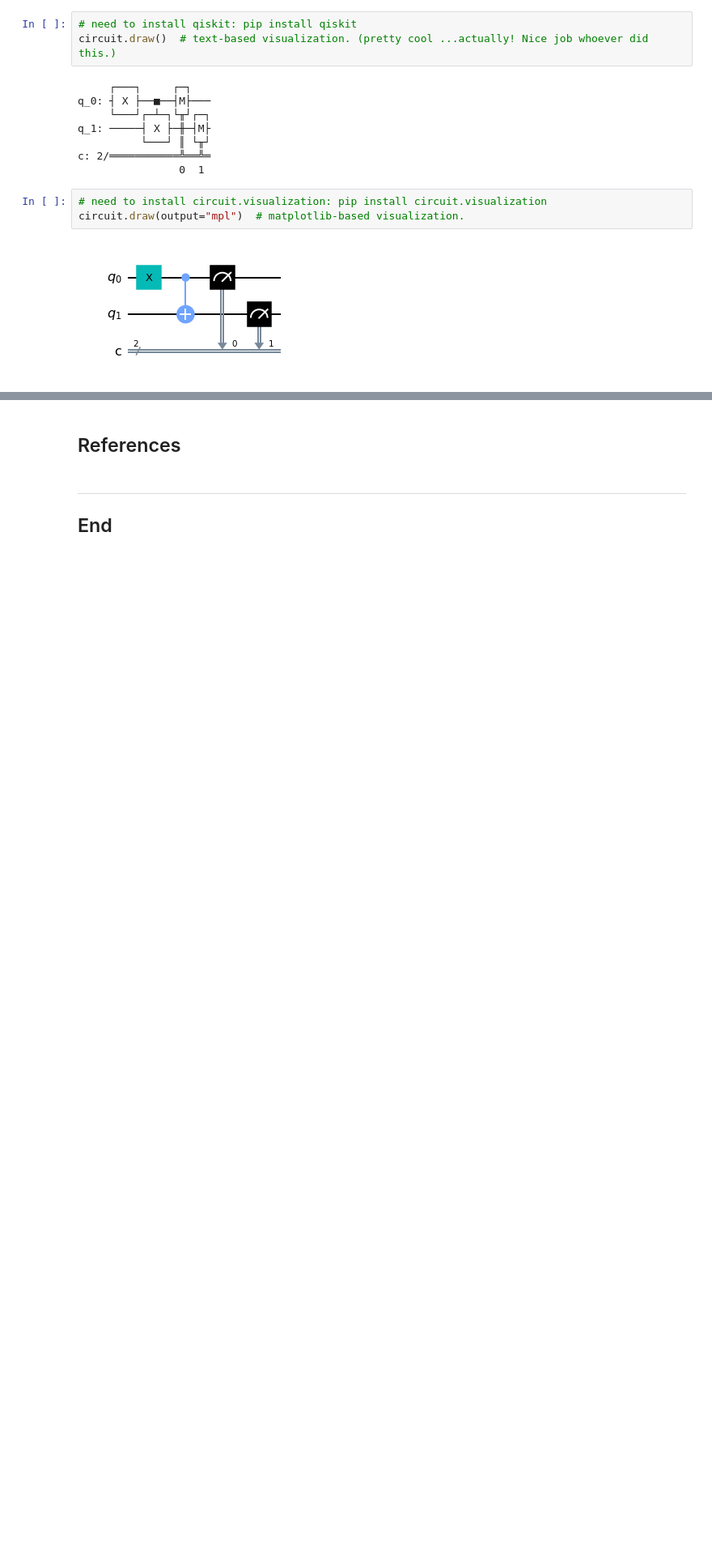
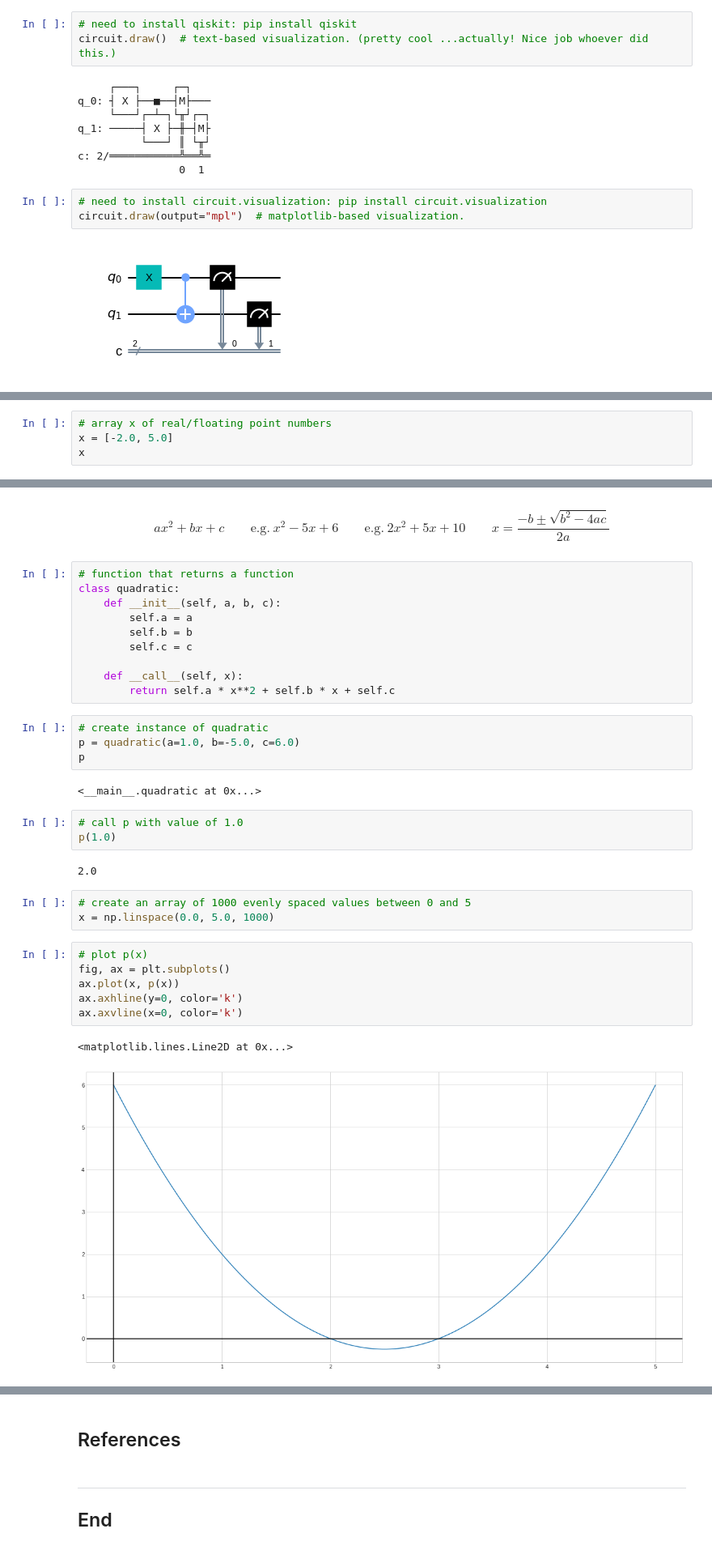
Before and after one commit to Walter64/EmergingTechnologies, a Jupyter notebook: quantum-deutsch.ipynb, the cells around one changed output, grey strips where cells are left out. Shown: that part at 81% size. Cells and saved outputs as stored; diff of their text form; blank space fills up the shorter version.

Commit message:
Added new Complex numbers tutorial to quantum-deutsch notebook

```diff
--- a/quantum-deutsch.ipynb
+++ b/quantum-deutsch.ipynb
@@ -34,0 +100,4 @@ circuit.draw(output="mpl")  # matplotlib-based visualization.
+# %%
+# array x of real/floating point numbers
+x = [-2.0, 5.0]
+x
@@ -34,0 +135,35 @@ circuit.draw(output="mpl")  # matplotlib-based visualization.
+# %% [markdown]
+$$a x^2 + bx + c \qquad \textrm{e.g.} \ x^2 - 5x + 6 \qquad \textrm{e.g.} \ 2x^2 + 5x + 10 \qquad x = \frac{-b \pm \sqrt{b^2 - 4ac}}{2a}$$
+# %%
+# function that returns a function
+class quadratic:
+    def __init__(self, a, b, c):
+        self.a = a
+        self.b = b
+        self.c = c
+
+    def __call__(self, x):
+        return self.a * x**2 + self.b * x + self.c
+# %%
+# create instance of quadratic
+p = quadratic(a=1.0, b=-5.0, c=6.0)
+p
+# %% [output]
+<__main__.quadratic at 0x...>
+# %%
+# call p with value of 1.0
+p(1.0)
+# %% [output]
+2.0
+# %%
+# create an array of 1000 evenly spaced values between 0 and 5
+x = np.linspace(0.0, 5.0, 1000)
+# %%
+# plot p(x)
+fig, ax = plt.subplots()
+ax.plot(x, p(x))
+ax.axhline(y=0, color='k')
+ax.axvline(x=0, color='k')
+# %% [output]
+<matplotlib.lines.Line2D at 0x...>
+[figure, added]
```
Also changed, not shown: parts of 36 cells of this notebook.
